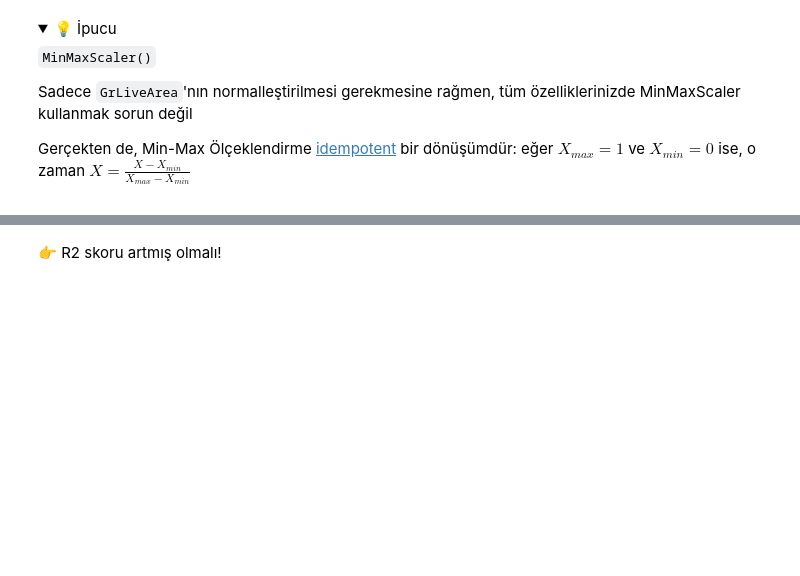
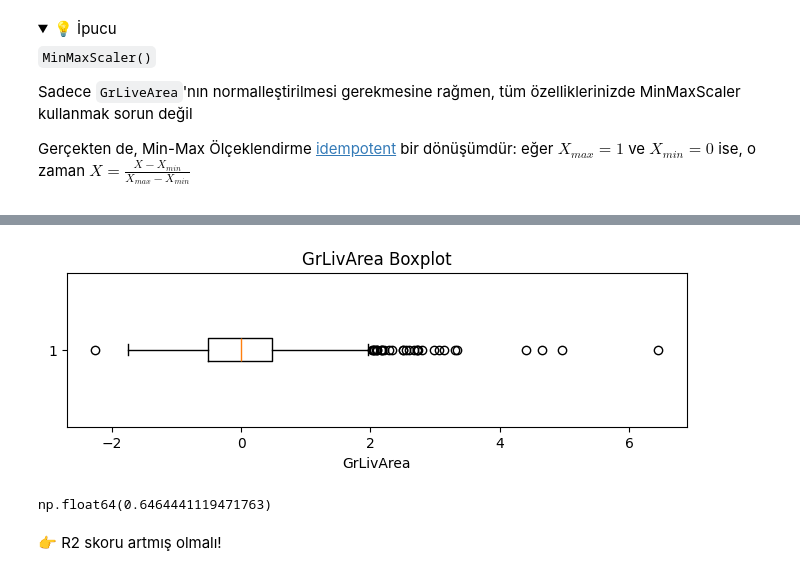
Before and after one commit to halimcan/S16D1-S-data-knn, a Jupyter notebook: KNN.ipynb, the cells around one changed output, grey strips where cells are left out. Drawn from its saved outputs; the diff is of its cells as text; code cells hidden in the pictures; folded sections open; blank space fills up the shorter version.

```diff
--- a/KNN.ipynb
+++ b/KNN.ipynb
@@ -129,3 +142,42 @@ Gerçekten de, Min-Max Ölçeklendirme [idempotent](https://en.wikipedia.org/wik
+# %%
+plt.figure(figsize=(8, 2))
+plt.boxplot(df["GrLivArea"], vert=False)
+plt.title("GrLivArea Boxplot")
+plt.xlabel("GrLivArea")
+plt.show()
+
+#aykırı değerler var.Bir de mesafe bazlı algoritma kullanacağım. Bu yüzden robust scalar uygun.
+# Sonra log(GrLivArea) + KNN de deneyebilirim, hangisi daha iyi sonuç verirse onu kullanabilirim.
+# %% [output]
+[figure, added]
+# %%
+from sklearn.pipeline import Pipeline
+from sklearn.preprocessing import MinMaxScaler
+from sklearn.neighbors import KNeighborsRegressor
+from sklearn.model_selection import cross_val_score
+
+# Feature / target
+X = df.drop("SalePrice", axis=1)
+y = df["SalePrice"]
+
+# Data Pipelin
+pipe = Pipeline([
+    ("scaler", MinMaxScaler()),
+    ("knn", KNeighborsRegressor())
+])
+
+scores = cross_val_score(
+    pipe,
+    X,
+    y,
+    cv=5,
+    scoring="r2"
+)
+
+rescaled_score = scores.mean()
+rescaled_score
+# %% [output]
+np.float64(0.6464441119471763)
 # %% [markdown]
 👉 R2 skoru artmış olmalı!
 # %% [markdown]
```
Also changed, not shown: parts of 3 cells of this notebook, 1 other file.
